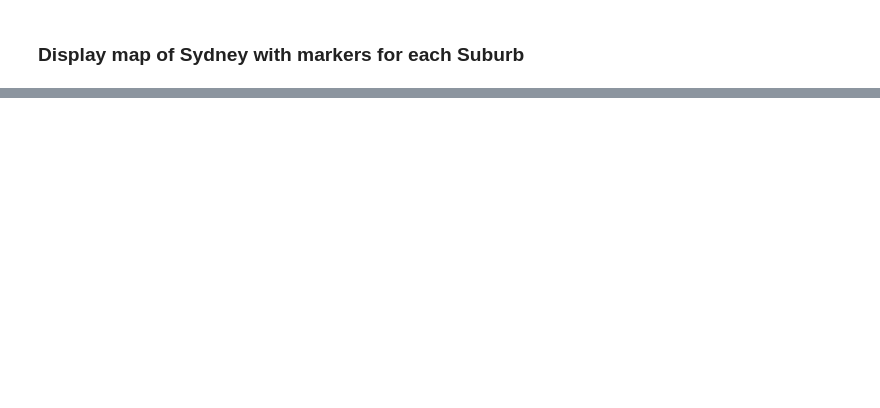
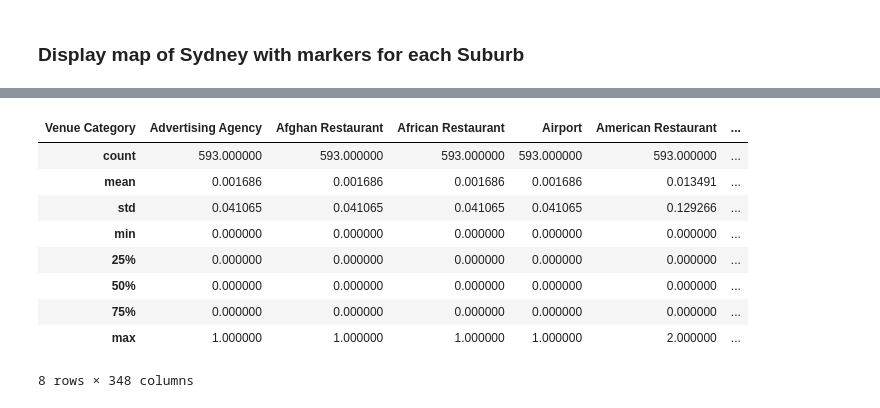
Before and after one commit to Cbro64/Coursera_Capstone, a Jupyter notebook: Coursera Capstone.ipynb, the cells around one changed output, grey strips where cells are left out. Cells and saved outputs as stored; diff of their text form; code cells hidden in the pictures; blank space fills up the shorter version.

```diff
--- a/Coursera Capstone.ipynb
+++ b/Coursera Capstone.ipynb
@@ -193,0 +191,15 @@ Name: Bar, dtype: uint8
+# %%
+profiles = sydney_venues.pivot_table(index='Suburb', columns='Venue Category', aggfunc='size', fill_value=0)
+# %%
+profiles.describe()
+# %% [output]
+| Venue Category | Advertising Agency | Afghan Restaurant | African Restaurant | Airport | American Restaurant | ... |
+| count | 593.000000 | 593.000000 | 593.000000 | 593.000000 | 593.000000 | ... |
+| mean | 0.001686 | 0.001686 | 0.001686 | 0.001686 | 0.013491 | ... |
+| std | 0.041065 | 0.041065 | 0.041065 | 0.041065 | 0.129266 | ... |
+| min | 0.000000 | 0.000000 | 0.000000 | 0.000000 | 0.000000 | ... |
+| 25% | 0.000000 | 0.000000 | 0.000000 | 0.000000 | 0.000000 | ... |
+| 50% | 0.000000 | 0.000000 | 0.000000 | 0.000000 | 0.000000 | ... |
+| 75% | 0.000000 | 0.000000 | 0.000000 | 0.000000 | 0.000000 | ... |
+| max | 1.000000 | 1.000000 | 1.000000 | 1.000000 | 2.000000 | ... |
+8 rows × 348 columns
```
Also changed, not shown: parts of 19 cells of this notebook.
